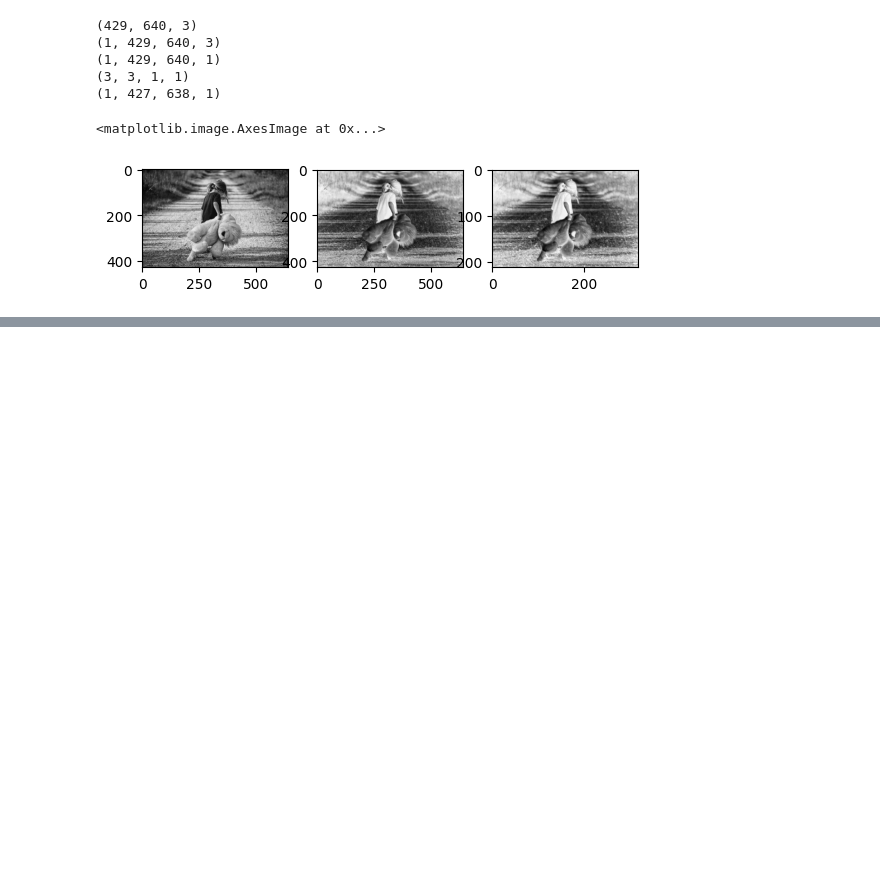
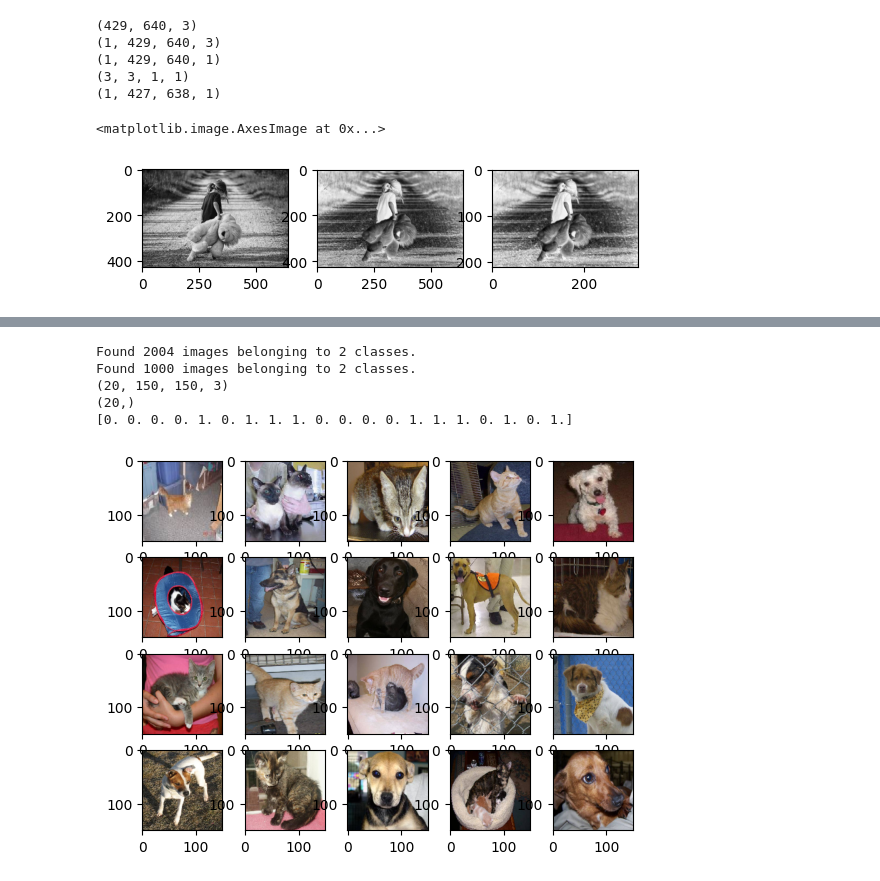
Before and after one commit to LeeGaYeun/Intel, a Jupyter notebook: ML/test.ipynb, the cells around one changed output, grey strips where cells are left out. Saved outputs shown, nothing was run; the diff lists cells and outputs as text; code cells hidden in the pictures; blank space fills up the shorter version.

```diff
--- a/ML/test.ipynb
+++ b/ML/test.ipynb
@@ -138,0 +281,58 @@ Found 1000 images belonging to 2 classes.
+# %%
+#imageDataGenerator 텐서플로에 내장되어 있는 케라스
+
+from tensorflow.keras.preprocessing.image import ImageDataGenerator
+import matplotlib.pyplot as plt
+
+#위치
+train_dir = 'cat_dog_small/train' #'리눅스에선 ./cat_dog_small/train'
+validation_dir = 'cat_dog_small/validation'
+
+#생성
+train_datagen = ImageDataGenerator(rescale = 1/255) #0-1까지 정규화
+validation_datagen = ImageDataGenerator(rescale = 1/255)
+
+#설정
+train_generator = train_datagen.flow_from_directory(
+    train_dir,
+    classes = ['cats', 'dogs'], #타겟, 레이블 (순서 중요)
+    target_size = (150, 150),
+    batch_size = 20,
+    class_mode = 'binary'
+)
+
+validation_generator = validation_datagen.flow_from_directory(
+    validation_dir,
+    classes = ['cats', 'dogs'], #타겟, 레이블 (순서 중요)
+    target_size = (150, 150),
+    batch_size = 20,
+    class_mode = 'binary'
+)
+
+# generator 동작확인
+
+# 한번에 20개이미지 가져와서
+
+fig=plt.figure()
+axs=[]
+
+for i in range(20):
+    axs.append(fig.add_subplot(4, 5, i + 1))
+
+for data_batch, label_batch in train_generator:
+    print(data_batch.shape)
+
+    for idx,img_data in enumerate(data_batch):
+        axs[idx].imshow(img_data)
+
+    print(label_batch.shape)
+    print(label_batch)
+
+    break
+# %% [output]
+Found 2004 images belonging to 2 classes.
+Found 1000 images belonging to 2 classes.
+(20, 150, 150, 3)
+(20,)
+[0. 0. 0. 0. 1. 0. 1. 1. 1. 0. 0. 0. 0. 1. 1. 1. 0. 1. 0. 1.]
+[figure, added]
```
Also changed, not shown: parts of 4 cells of this notebook.
